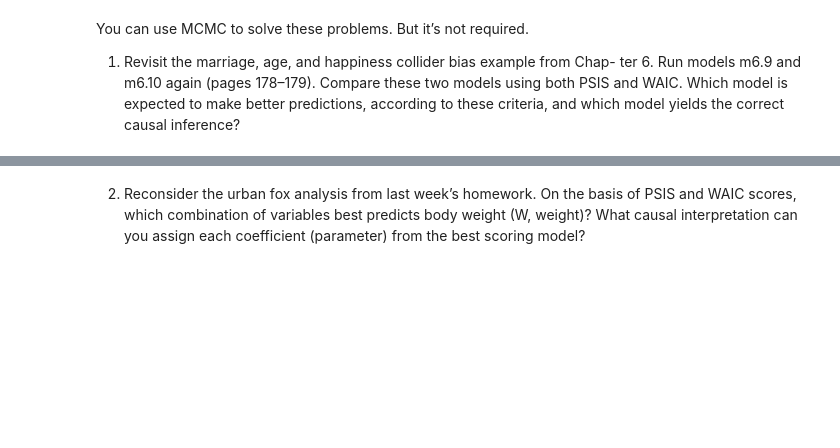
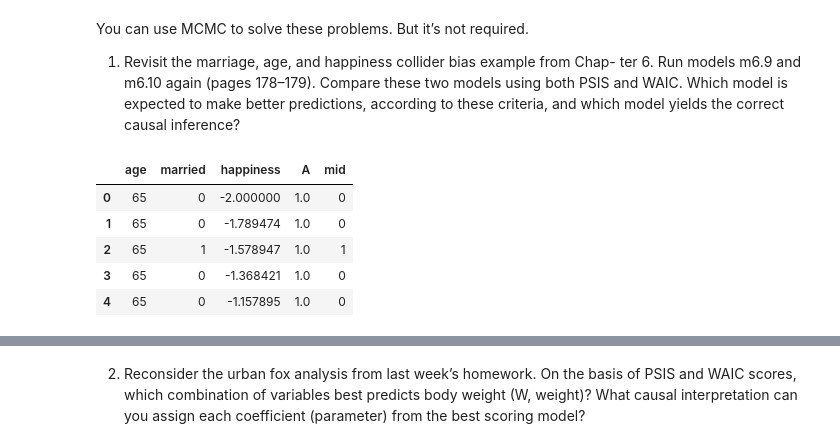
Before and after one commit to david26694/stats-rethinking, a Jupyter notebook: week04/exercises.ipynb, the cells around one changed output, grey strips where cells are left out. Drawn from its saved outputs; the diff is of its cells as text; code cells hidden in the pictures; blank space fills up the shorter version.

```diff
--- a/week04/exercises.ipynb
+++ b/week04/exercises.ipynb
@@ -5,3 +5,22 @@ ter 6. Run models m6.9 and m6.10 again (pages 178–179). Compare these
 two models using both PSIS and WAIC. Which model is expected to make
 better predictions, according to these criteria, and which model yields the
 correct causal inference?
+# %%
+import pandas as pd
+from pathlib import Path
+import pymc3 as pm
+import arviz as az
+
+path_happy = Path("week04", "happiness.csv")
+df_happy = pd.read_csv(path_happy)
+
+df_happy["mid"] = df_happy["married"]
+# %%
+df_happy.head()
+# %% [output]
+|  | age | married | happiness | A | mid |
+| 0 | 65 | 0 | -2.000000 | 1.0 | 0 |
+| 1 | 65 | 0 | -1.789474 | 1.0 | 0 |
+| 2 | 65 | 1 | -1.578947 | 1.0 | 1 |
+| 3 | 65 | 0 | -1.368421 | 1.0 | 0 |
+| 4 | 65 | 0 | -1.157895 | 1.0 | 0 |
```
Also changed, not shown: parts of 13 cells of this notebook, 3 other files.
